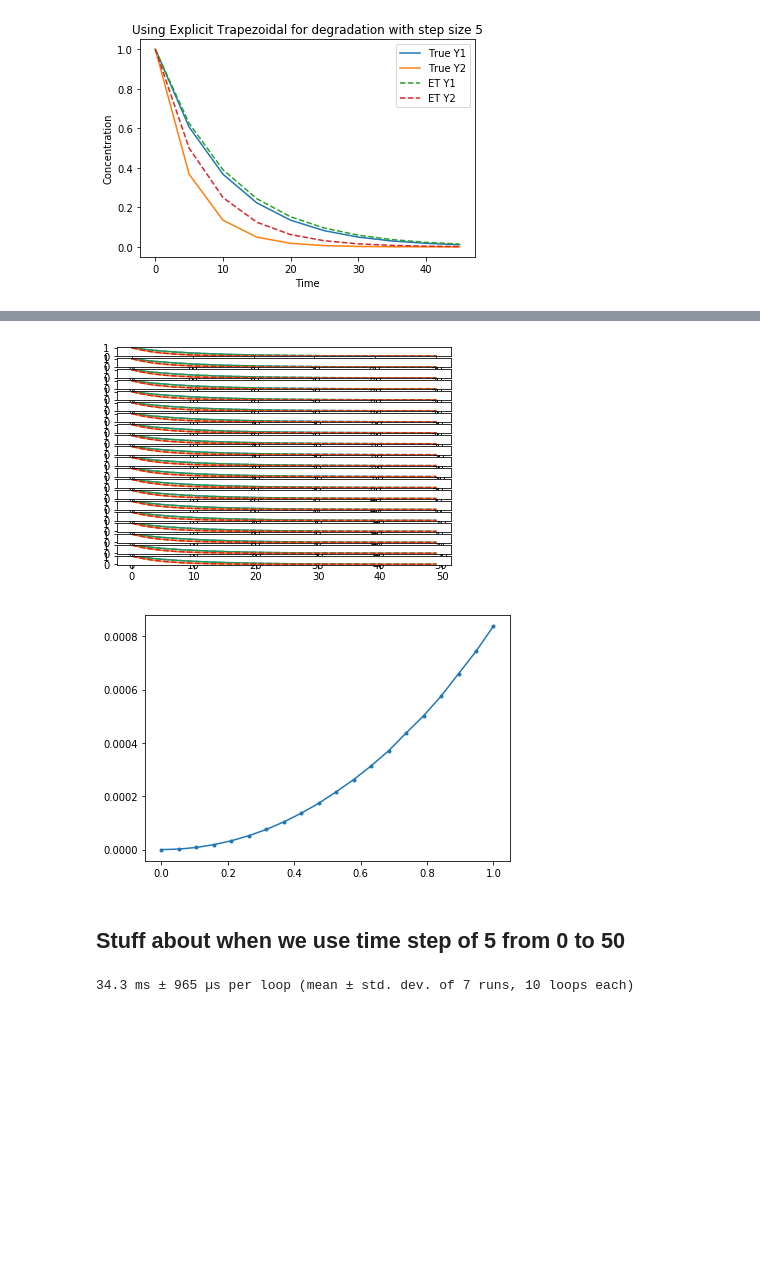
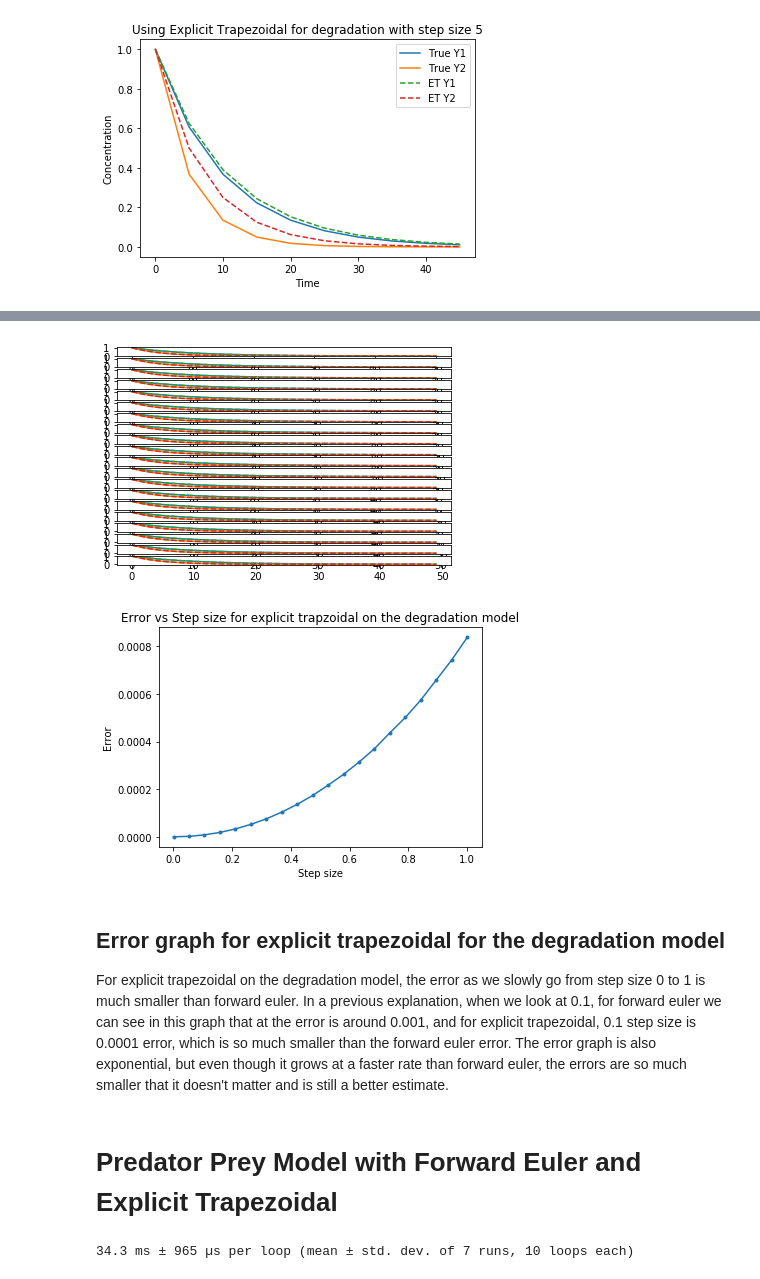
Before and after one commit to hmhwan21/cs341projects, a Jupyter notebook: proj3/Project3.ipynb, the cells around one changed output, grey strips where cells are left out. Saved outputs shown, nothing was run; the diff lists cells and outputs as text; code cells hidden in the pictures; blank space fills up the shorter version.

```diff
--- a/proj3/Project3.ipynb
+++ b/proj3/Project3.ipynb
@@ -357,29 +374,34 @@ plt.tight_layout()
 # %%
 #explicit trapzoidal error for degradation
 dts = np.linspace(1e-4,1,20)
 err = np.zeros( (dts.size,) )
 y0 = np.array([1,1])
 
 for i in range(dts.size):
     t = np.arange(0,50,dts[i])
     (t1,y1) = explicit_trapezoidal( degradation_model, t, y0, paramsDegrad)
     sol = scipy.integrate.solve_ivp(fun=degradation_model, t_span=(0,50), y0=y0, method='LSODA', rtol=1e-8, atol=1e-8, t_eval=t, args=[paramsDegrad] )
     plt.subplot( dts.size, 1, i+1 )
     plt.plot( t1, sol.y.T )
     plt.plot( t1, y1.T, '--')
     err[i] = np.mean(scipy.linalg.norm( sol.y-y1, np.inf, axis=0) )
 
 plt.figure()
 # plt.subplot(2,1,1)
 plt.plot( dts, err, '.-' )
-# plt.subplot(2,1,2)
-# plt.plot( dts, err2, '.-' )
+plt.title("Error vs Step size for explicit trapzoidal on the degradation model")
+plt.ylabel("Error")
+plt.xlabel("Step size")
 plt.tight_layout()
 # %% [output]
 [figure]
-[figure, old version]
+[figure, new version]
-# %% [markdown]
-## Stuff about when we use time step of 5 from 0 to 50
+# %% [markdown]
+## Error graph for explicit trapezoidal for the degradation model
+
+For explicit trapezoidal on the degradation model, the error as we slowly go from step size 0 to 1 is much smaller than forward euler. In a previous explanation, when we look at 0.1, for forward euler we can see in this graph that at the error is around 0.001, and for explicit trapezoidal, 0.1 step size is 0.0001 error, which is so much smaller than the forward euler error. The error graph is also exponential, but even though it grows at a faster rate than forward euler, the errors are so much smaller that it doesn't matter and is still a better estimate.
+# %% [markdown]
+# Predator Prey Model with Forward Euler and Explicit Trapezoidal
 # %%
 %%timeit
 #this cell will look at time and run the forward euler on degradation
```
Also changed, not shown: parts of 29 cells of this notebook.
